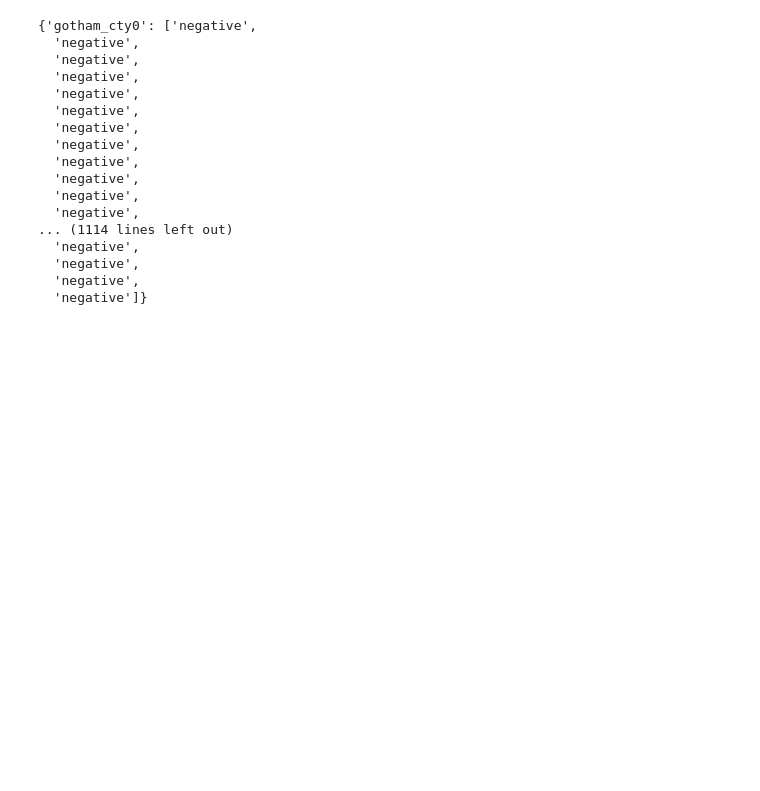
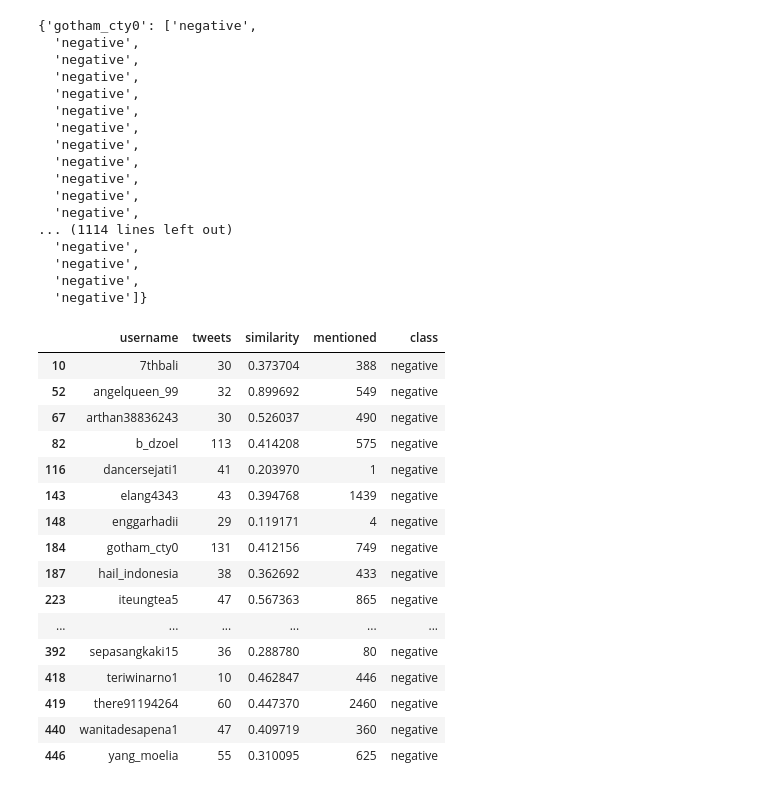
Before and after one commit to EdoYogatama/DataMining2021, a Jupyter notebook: FinalProject/Clustering.ipynb, the cells around one changed output. Cells and saved outputs as stored; diff of their text form; code cells hidden in the pictures; blank space fills up the shorter version.

```diff
--- a/FinalProject/Clustering.ipynb
+++ b/FinalProject/Clustering.ipynb
@@ -402,7 +415,8 @@ array([[-0.31975339,  0.63443417, -0.22625615],
        [-0.31975339,  0.63443417, -0.22625615],
        [-0.31975339,  0.63443417, -0.21439778]])
 # %%
-kmeans = KMeans(n_clusters = 2, random_state=100)
-kmeans.fit(x_scaled)
-print(kmeans.cluster_centers_)
+model = KMeans(n_clusters = 2, random_state=100)
+# model = AgglomerativeClustering(n_clusters=2, affinity='euclidean', linkage='ward')
+model.fit(x_scaled)
+# print(model.cluster_centers_)
 # %% [output]
@@ -411,5 +424,5 @@ print(kmeans.cluster_centers_)
 # %%
-df_without_username['class'] = kmeans.labels_
+df_without_username['class'] = model.labels_
 df_without_username
 # %% [output]
 |  | frequency | tweets_mean | mentioned | class |
@@ -449,7 +462,7 @@ df_username
 # %% [markdown]
 ## Sentiment Anlysis
 # %%
-buzzerDf = df_username[df_username['class'] == 0]
+buzzerDf = df_username[df_username['class'] == 0].copy()
 buzzerDf
 # %% [output]
 |  | username | tweets | similarity | mentioned | class |
@@ -588,3 +601,29 @@ resDict
   'negative',
   'negative',
   'negative']}
+# %%
+classBuzzer = []
+for i, row in buzzerDf.iterrows():
+    mode = max(set(resDict[row['username']]), key = resDict[row['username']].count)
+    classBuzzer.append(mode)
+
+buzzerDf['class'] = classBuzzer
+buzzerDf
+# %% [output]
+|  | username | tweets | similarity | mentioned | class |
+| 10 | 7thbali | 30 | 0.373704 | 388 | negative |
+| 52 | angelqueen_99 | 32 | 0.899692 | 549 | negative |
+| 67 | arthan38836243 | 30 | 0.526037 | 490 | negative |
+| 82 | b_dzoel | 113 | 0.414208 | 575 | negative |
+| 116 | dancersejati1 | 41 | 0.203970 | 1 | negative |
+| 143 | elang4343 | 43 | 0.394768 | 1439 | negative |
+| 148 | enggarhadii | 29 | 0.119171 | 4 | negative |
+| 184 | gotham_cty0 | 131 | 0.412156 | 749 | negative |
+| 187 | hail_indonesia | 38 | 0.362692 | 433 | negative |
+| 223 | iteungtea5 | 47 | 0.567363 | 865 | negative |
+| ... | ... | ... | ... | ... | ... |
+| 392 | sepasangkaki15 | 36 | 0.288780 | 80 | negative |
+| 418 | teriwinarno1 | 10 | 0.462847 | 446 | negative |
+| 419 | there91194264 | 60 | 0.447370 | 2460 | negative |
+| 440 | wanitadesapena1 | 47 | 0.409719 | 360 | negative |
+| 446 | yang_moelia | 55 | 0.310095 | 625 | negative |
```
Also changed, not shown: parts of 9 cells of this notebook, 4 other files.
